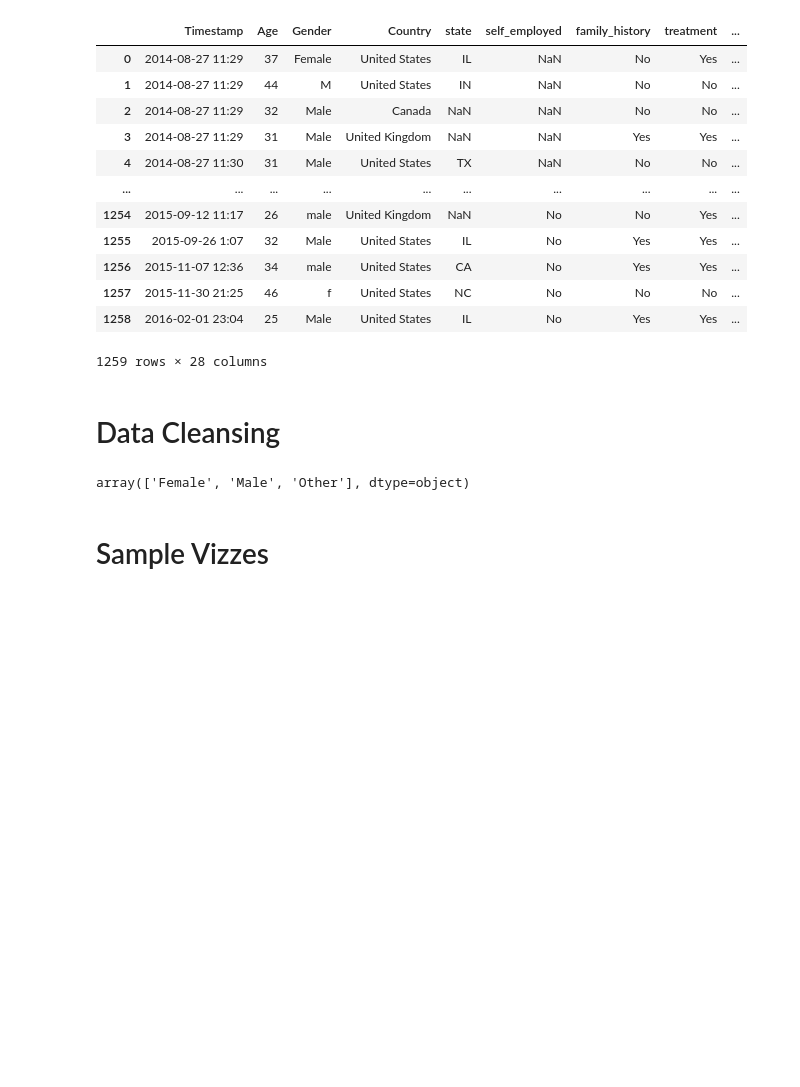
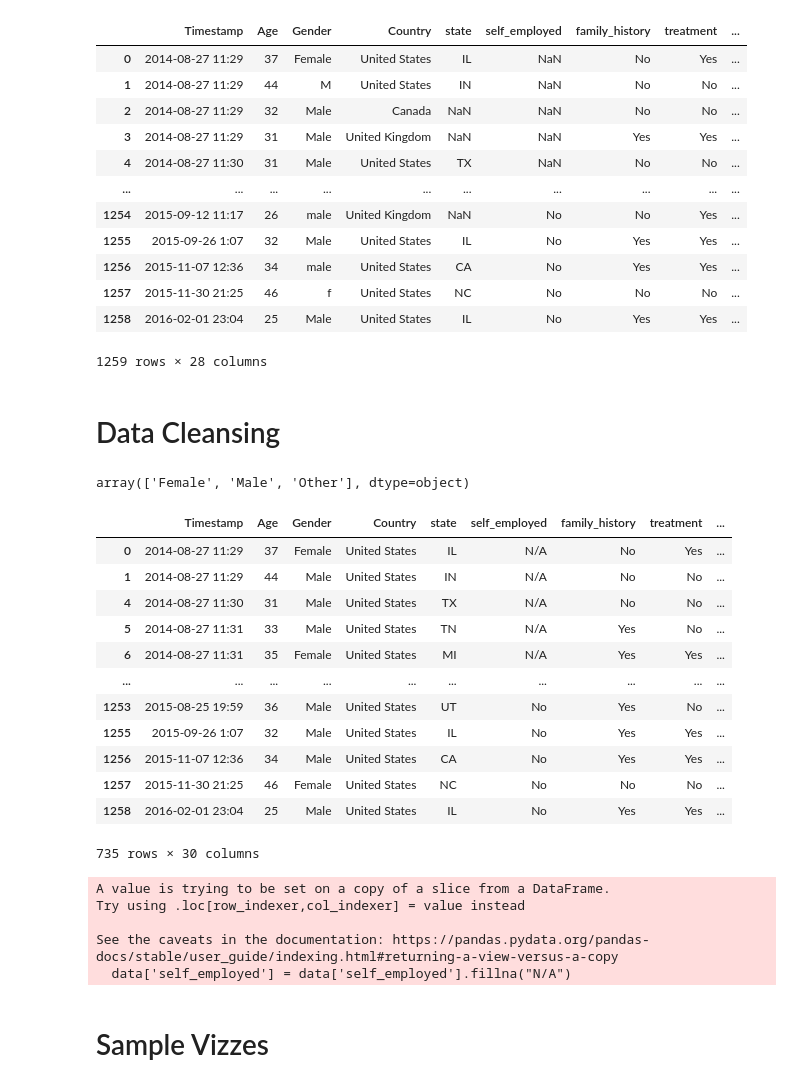
Before and after one commit to UBC-MDS/DSCI532-Group16, a Jupyter notebook: reports/EDA.ipynb, the cells around one changed output. Cells and saved outputs as stored; diff of their text form; code cells hidden in the pictures; blank space fills up the shorter version.

Commit message:
Added extra processing to data

```diff
--- a/reports/EDA.ipynb
+++ b/reports/EDA.ipynb
@@ -186,6 +185,30 @@ data['stateID'] = data.apply(lambda x: label_stateID(x), axis=1)
 # df_states
 # %%
 data = data[(data.state.notnull())]
+# %%
+data
+# %% [output]
+|  | Timestamp | Age | Gender | Country | state | self_employed | family_history | treatment | ... |
+| 0 | 2014-08-27 11:29 | 37 | Female | United States | IL | N/A | No | Yes | ... |
+| 1 | 2014-08-27 11:29 | 44 | Male | United States | IN | N/A | No | No | ... |
+| 4 | 2014-08-27 11:30 | 31 | Male | United States | TX | N/A | No | No | ... |
+| 5 | 2014-08-27 11:31 | 33 | Male | United States | TN | N/A | Yes | No | ... |
+| 6 | 2014-08-27 11:31 | 35 | Female | United States | MI | N/A | Yes | Yes | ... |
+| ... | ... | ... | ... | ... | ... | ... | ... | ... | ... |
+| 1253 | 2015-08-25 19:59 | 36 | Male | United States | UT | No | Yes | No | ... |
+| 1255 | 2015-09-26 1:07 | 32 | Male | United States | IL | No | Yes | Yes | ... |
+| 1256 | 2015-11-07 12:36 | 34 | Male | United States | CA | No | Yes | Yes | ... |
+| 1257 | 2015-11-30 21:25 | 46 | Female | United States | NC | No | No | No | ... |
+| 1258 | 2016-02-01 23:04 | 25 | Male | United States | IL | No | Yes | Yes | ... |
+735 rows × 30 columns
+# %%
+data['self_employed'] = data['self_employed'].fillna("N/A")
+# %% [output]
+A value is trying to be set on a copy of a slice from a DataFrame.
+Try using .loc[row_indexer,col_indexer] = value instead
+
+See the caveats in the documentation: https://pandas.pydata.org/pandas-docs/stable/user_guide/indexing.html#returning-a-view-versus-a-copy
+  data['self_employed'] = data['self_employed'].fillna("N/A")
 # %% [markdown]
 # Sample Vizzes
 # %%
```
Also changed, not shown: parts of 2 cells of this notebook, 1 other file.
